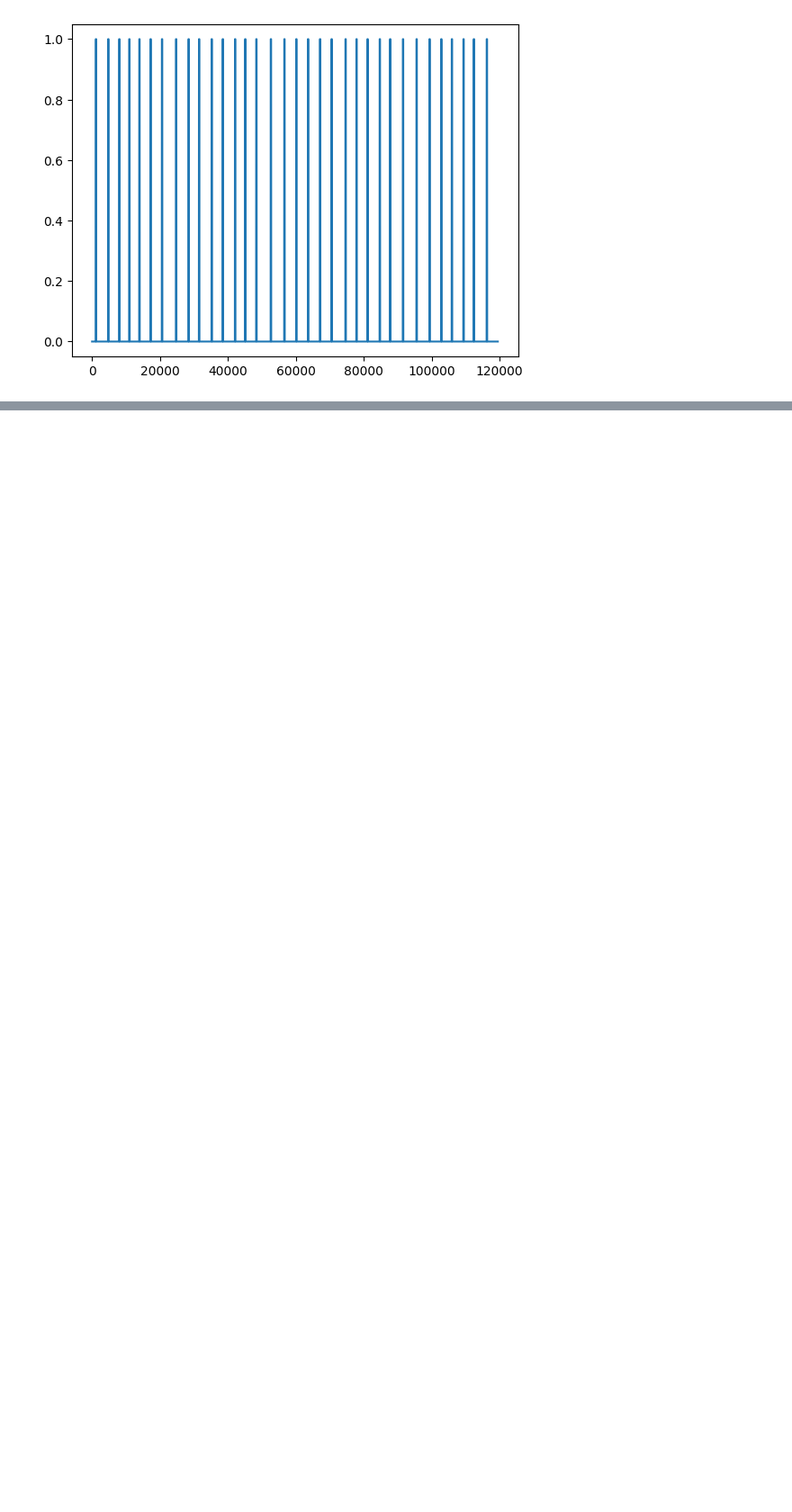
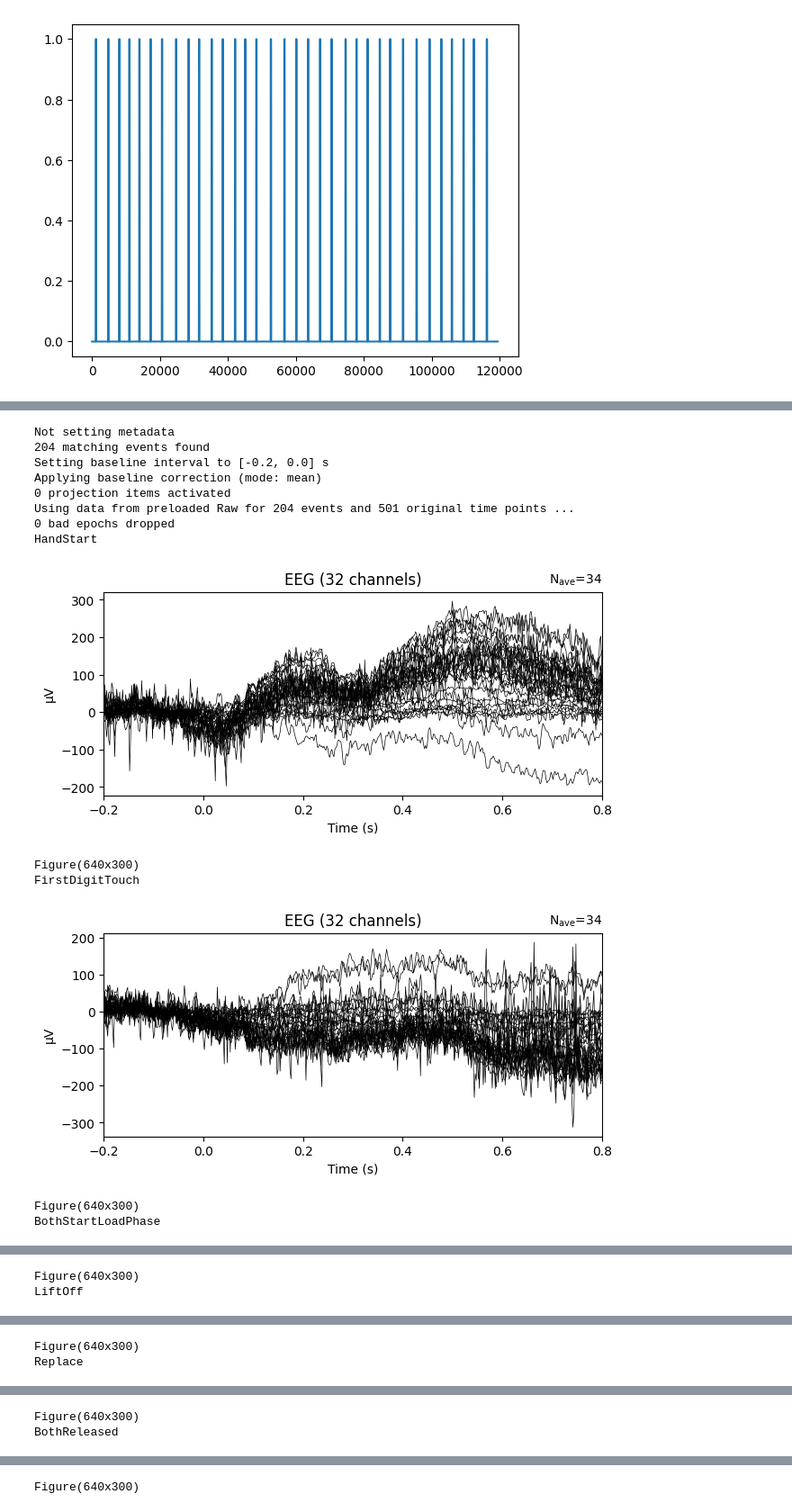
Before and after one commit to Jitmandal051004/EEG_Analysis_SOP, a Jupyter notebook: Grasp_and_Lift_EEG_Detection_Model.ipynb, the cells around one changed output, grey strips where cells are left out. Shown at 90% size. Cells and saved outputs as stored; diff of their text form; code cells hidden in the pictures; blank space fills up the shorter version.

```diff
--- a/Grasp_and_Lift_EEG_Detection_Model.ipynb
+++ b/Grasp_and_Lift_EEG_Detection_Model.ipynb
@@ -139,3 +138,6 @@ plt.show()
  [0 0 0 0 0 0]
  [0 0 0 0 0 0]]
 [figure]
+# %%
+print(raw.info)
+raw.load_data()
@@ -141,0 +172,6 @@ plt.show()
+# %%
+events_name = event.columns[1:]
+events_name = events_name.to_list()
+event_ids = {name: i+1 for i, name in enumerate(events_name)}
+print(events_name)
+print(event_ids)
@@ -141,0 +181,19 @@ plt.show()
+# %%
+all_events = []
+for i, name in enumerate(events_name):
+  event_signal = event[name].to_numpy()
+  onset_indices = np.where(np.diff(event_signal, prepend=0) == 1)[0]
+  print(onset_indices)
+  events = np.column_stack((onset_indices, np.zeros_like(onset_indices), event_ids[name] * np.ones_like(onset_indices)))
+  all_events.append(events)
+  print(events)
+print(all_events)
+print("==========="*14)
+all_events = np.vstack(all_events)
+print(all_events)
+print("==========="*14)
+all_events = all_events[np.argsort(all_events[:, 0])]
+print(all_events)
+print("Events shape:", all_events.shape)
+print("First few events:\n", all_events[:5])
+print("Event IDs:", event_ids)
@@ -141,0 +218,20 @@ plt.show()
+# %%
+epochs = mne.Epochs(raw, all_events, event_id=event_ids, tmin=-0.2, tmax=0.8, baseline=(None, 0), preload=True)
+for name in events_name:
+  print(name)
+  print(epochs[name].average().plot())
+# %% [output]
+Not setting metadata
+204 matching events found
+Setting baseline interval to [-0.2, 0.0] s
+Applying baseline correction (mode: mean)
+0 projection items activated
+Using data from preloaded Raw for 204 events and 501 original time points ...
+0 bad epochs dropped
+HandStart
+[figure, added]
+Figure(640x300)
+FirstDigitTouch
+[figure, added]
+Figure(640x300)
+BothStartLoadPhase
@@ -141,0 +239,2 @@ plt.show()
+Figure(640x300)
+LiftOff
@@ -141,0 +242,2 @@ plt.show()
+Figure(640x300)
+Replace
@@ -141,0 +245,2 @@ plt.show()
+Figure(640x300)
+BothReleased
@@ -141,0 +248 @@ plt.show()
+Figure(640x300)
```
Also changed, not shown: parts of 8 cells of this notebook.
